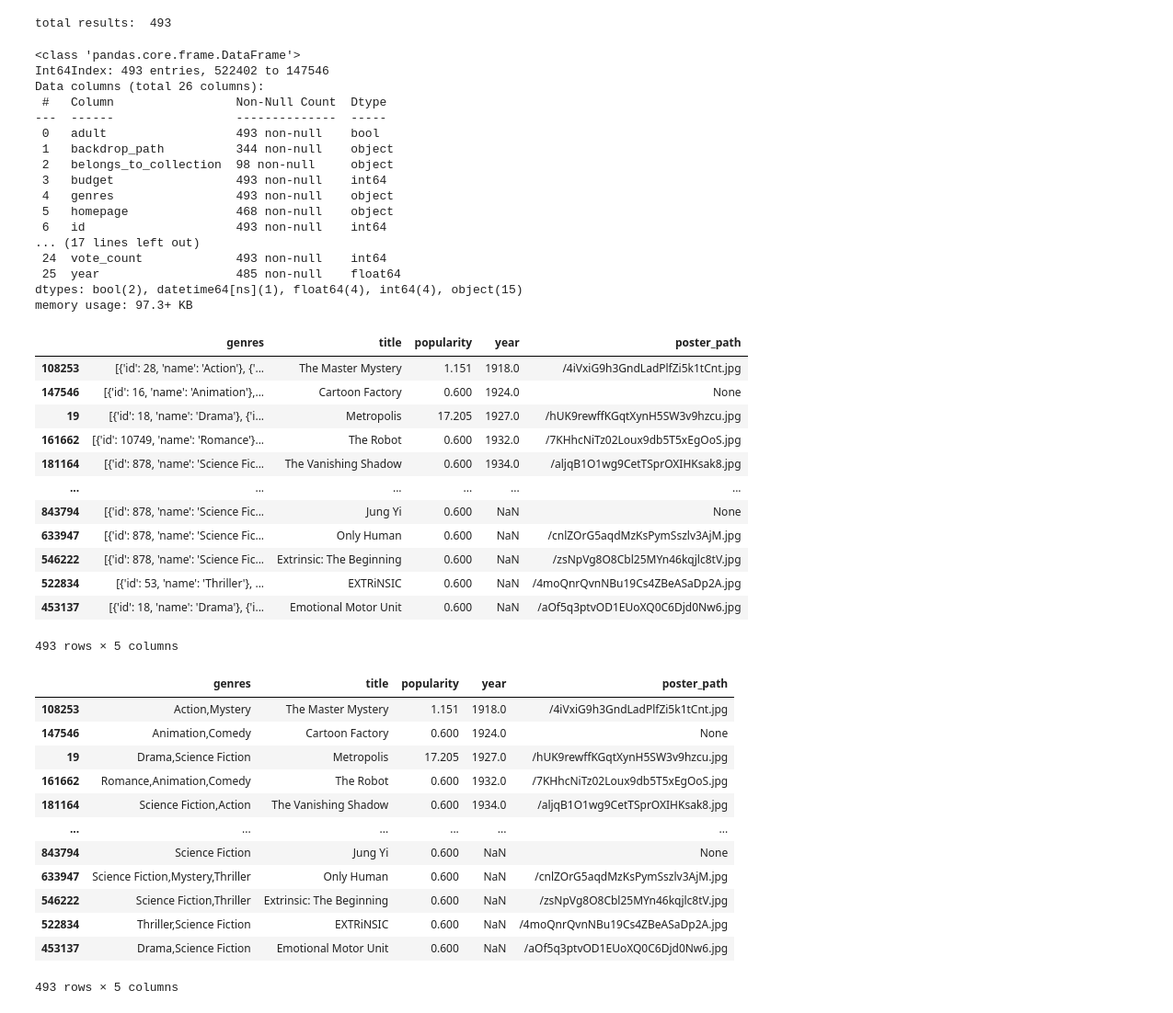
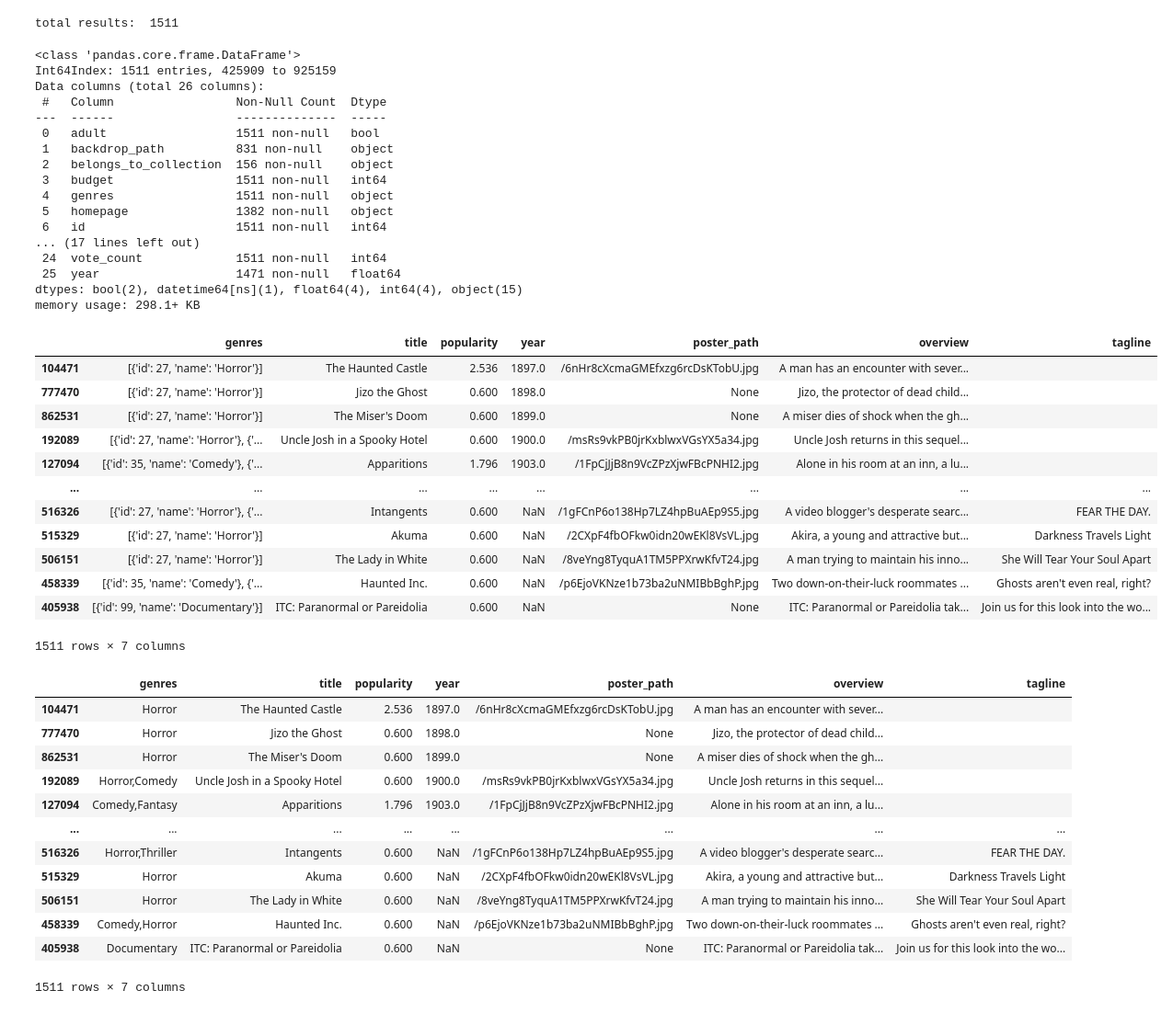
Before and after one commit to mziru/keyword-data-explorer, a Jupyter notebook: notebook.ipynb, the cells around one changed output. Shown at 92% size. Saved outputs shown, nothing was run; the diff lists cells and outputs as text; code cells hidden in the pictures.

```diff
--- a/notebook.ipynb
+++ b/notebook.ipynb
@@ -93,9 +93,9 @@ def tmdb_keyword_query(kw_list, api_key):
     data_df = pd.DataFrame.from_dict(data_dict, orient='index')
     return data_df
 
-df_orig = tmdb_keyword_query(['robot'], '1a639c8e33a30017bb883bf46d80f183')
+df_orig = tmdb_keyword_query(['ghost', 'ghosts', 'paranormal'], '1a639c8e33a30017bb883bf46d80f183')
 # %% [output]
-total results:  493
+total results:  1511
 # %%
 df = df_orig.dropna(subset=['release_date'])
 df['release_date'] = pd.to_datetime(df['release_date'])
@@ -103,39 +103,39 @@ df['year'] = df['release_date'].dt.year
 df.info()
 # %% [output]
 <class 'pandas.core.frame.DataFrame'>
-Int64Index: 493 entries, 522402 to 147546
+Int64Index: 1511 entries, 425909 to 925159
 Data columns (total 26 columns):
  #   Column                 Non-Null Count  Dtype
 ---  ------                 --------------  -----
- 0   adult                  493 non-null    bool
- 1   backdrop_path          344 non-null    object
- 2   belongs_to_collection  98 non-null     object
- 3   budget                 493 non-null    int64
- 4   genres                 493 non-null    object
- 5   homepage               468 non-null    object
- 6   id                     493 non-null    int64
+ 0   adult                  1511 non-null   bool
+ 1   backdrop_path          831 non-null    object
+ 2   belongs_to_collection  156 non-null    object
+ 3   budget                 1511 non-null   int64
+ 4   genres                 1511 non-null   object
+ 5   homepage               1382 non-null   object
+ 6   id                     1511 non-null   int64
 ... (17 lines left out)
- 24  vote_count             493 non-null    int64
- 25  year                   485 non-null    float64
+ 24  vote_count             1511 non-null   int64
+ 25  year                   1471 non-null   float64
 dtypes: bool(2), datetime64[ns](1), float64(4), int64(4), object(15)
-memory usage: 97.3+ KB
+memory usage: 298.1+ KB
 # %%
-df = df[['genres','title', 'popularity', 'year', 'poster_path' ]].sort_values('year')
+df = df[['genres','title', 'popularity', 'year', 'poster_path', 'overview', 'tagline']].sort_values('year')
 df
 # %% [output]
-|  | genres | title | popularity | year | poster_path |
-| 108253 | [{'id': 28, 'name': 'Action'}, {'... | The Master Mystery | 1.151 | 1918.0 | /4iVxiG9h3GndLadPlfZi5k1tCnt.jpg |
-| 147546 | [{'id': 16, 'name': 'Animation'},... | Cartoon Factory | 0.600 | 1924.0 | None |
-| 19 | [{'id': 18, 'name': 'Drama'}, {'i... | Metropolis | 17.205 | 1927.0 | /hUK9rewffKGqtXynH5SW3v9hzcu.jpg |
-| 161662 | [{'id': 10749, 'name': 'Romance'}... | The Robot | 0.600 | 1932.0 | /7KHhcNiTz02Loux9db5T5xEgOoS.jpg |
-| 181164 | [{'id': 878, 'name': 'Science Fic... | The Vanishing Shadow | 0.600 | 1934.0 | /aljqB1O1wg9CetTSprOXIHKsak8.jpg |
-| ... | ... | ... | ... | ... | ... |
-| 843794 | [{'id': 878, 'name': 'Science Fic... | Jung Yi | 0.600 | NaN | None |
-| 633947 | [{'id': 878, 'name': 'Science Fic... | Only Human | 0.600 | NaN | /cnlZOrG5aqdMzKsPymSszlv3AjM.jpg |
-| 546222 | [{'id': 878, 'name': 'Science Fic... | Extrinsic: The Beginning | 0.600 | NaN | /zsNpVg8O8Cbl25MYn46kqjlc8tV.jpg |
-| 522834 | [{'id': 53, 'name': 'Thriller'}, ... | EXTRiNSIC | 0.600 | NaN | /4moQnrQvnNBu19Cs4ZBeASaDp2A.jpg |
-| 453137 | [{'id': 18, 'name': 'Drama'}, {'i... | Emotional Motor Unit | 0.600 | NaN | /aOf5q3ptvOD1EUoXQ0C6Djd0Nw6.jpg |
+|  | genres | title | popularity | year | poster_path | overview | tagline |
+| 104471 | [{'id': 27, 'name': 'Horror'}] | The Haunted Castle | 2.536 | 1897.0 | /6nHr8cXcmaGMEfxzg6rcDsKTobU.jpg | A man has an encounter with sever... |  |
+| 777470 | [{'id': 27, 'name': 'Horror'}] | Jizo the Ghost | 0.600 | 1898.0 | None | Jizo, the protector of dead child... |  |
+| 862531 | [{'id': 27, 'name': 'Horror'}] | The Miser's Doom | 0.600 | 1899.0 | None | A miser dies of shock when the gh... |  |
+| 192089 | [{'id': 27, 'name': 'Horror'}, {'... | Uncle Josh in a Spooky Hotel | 0.600 | 1900.0 | /msRs9vkPB0jrKxblwxVGsYX5a34.jpg | Uncle Josh returns in this sequel... |  |
+| 127094 | [{'id': 35, 'name': 'Comedy'}, {'... | Apparitions | 1.796 | 1903.0 | /1FpCjJjB8n9VcZPzXjwFBcPNHI2.jpg | Alone in his room at an inn, a lu... |  |
+| ... | ... | ... | ... | ... | ... | ... | ... |
+| 516326 | [{'id': 27, 'name': 'Horror'}, {'... | Intangents | 0.600 | NaN | /1gFCnP6o138Hp7LZ4hpBuAEp9S5.jpg | A video blogger's desperate searc... | FEAR THE DAY. |
+| 515329 | [{'id': 27, 'name': 'Horror'}] | Akuma | 0.600 | NaN | /2CXpF4fbOFkw0idn20wEKl8VsVL.jpg | Akira, a young and attractive but... | Darkness Travels Light |
+| 506151 | [{'id': 27, 'name': 'Horror'}] | The Lady in White | 0.600 | NaN | /8veYng8TyquA1TM5PPXrwKfvT24.jpg | A man trying to maintain his inno... | She Will Tear Your Soul Apart |
+| 458339 | [{'id': 35, 'name': 'Comedy'}, {'... | Haunted Inc. | 0.600 | NaN | /p6EjoVKNze1b73ba2uNMIBbBghP.jpg | Two down-on-their-luck roommates ... | Ghosts aren't even real, right? |
+| 405938 | [{'id': 99, 'name': 'Documentary'}] | ITC: Paranormal or Pareidolia | 0.600 | NaN | None | ITC: Paranormal or Pareidolia tak... | Join us for this look into the wo... |
-493 rows × 5 columns
+1511 rows × 7 columns
 # %%
 import ast
 
@@ -152,19 +152,19 @@ df['genres'] = df['genres'].apply(fix_list)
 # %%
 df
 # %% [output]
-|  | genres | title | popularity | year | poster_path |
-| 108253 | Action,Mystery | The Master Mystery | 1.151 | 1918.0 | /4iVxiG9h3GndLadPlfZi5k1tCnt.jpg |
-| 147546 | Animation,Comedy | Cartoon Factory | 0.600 | 1924.0 | None |
-| 19 | Drama,Science Fiction | Metropolis | 17.205 | 1927.0 | /hUK9rewffKGqtXynH5SW3v9hzcu.jpg |
-| 161662 | Romance,Animation,Comedy | The Robot | 0.600 | 1932.0 | /7KHhcNiTz02Loux9db5T5xEgOoS.jpg |
-| 181164 | Science Fiction,Action | The Vanishing Shadow | 0.600 | 1934.0 | /aljqB1O1wg9CetTSprOXIHKsak8.jpg |
-| ... | ... | ... | ... | ... | ... |
-| 843794 | Science Fiction | Jung Yi | 0.600 | NaN | None |
-| 633947 | Science Fiction,Mystery,Thriller | Only Human | 0.600 | NaN | /cnlZOrG5aqdMzKsPymSszlv3AjM.jpg |
-| 546222 | Science Fiction,Thriller | Extrinsic: The Beginning | 0.600 | NaN | /zsNpVg8O8Cbl25MYn46kqjlc8tV.jpg |
-| 522834 | Thriller,Science Fiction | EXTRiNSIC | 0.600 | NaN | /4moQnrQvnNBu19Cs4ZBeASaDp2A.jpg |
-| 453137 | Drama,Science Fiction | Emotional Motor Unit | 0.600 | NaN | /aOf5q3ptvOD1EUoXQ0C6Djd0Nw6.jpg |
+|  | genres | title | popularity | year | poster_path | overview | tagline |
+| 104471 | Horror | The Haunted Castle | 2.536 | 1897.0 | /6nHr8cXcmaGMEfxzg6rcDsKTobU.jpg | A man has an encounter with sever... |  |
+| 777470 | Horror | Jizo the Ghost | 0.600 | 1898.0 | None | Jizo, the protector of dead child... |  |
+| 862531 | Horror | The Miser's Doom | 0.600 | 1899.0 | None | A miser dies of shock when the gh... |  |
+| 192089 | Horror,Comedy | Uncle Josh in a Spooky Hotel | 0.600 | 1900.0 | /msRs9vkPB0jrKxblwxVGsYX5a34.jpg | Uncle Josh returns in this sequel... |  |
+| 127094 | Comedy,Fantasy | Apparitions | 1.796 | 1903.0 | /1FpCjJjB8n9VcZPzXjwFBcPNHI2.jpg | Alone in his room at an inn, a lu... |  |
+| ... | ... | ... | ... | ... | ... | ... | ... |
+| 516326 | Horror,Thriller | Intangents | 0.600 | NaN | /1gFCnP6o138Hp7LZ4hpBuAEp9S5.jpg | A video blogger's desperate searc... | FEAR THE DAY. |
+| 515329 | Horror | Akuma | 0.600 | NaN | /2CXpF4fbOFkw0idn20wEKl8VsVL.jpg | Akira, a young and attractive but... | Darkness Travels Light |
+| 506151 | Horror | The Lady in White | 0.600 | NaN | /8veYng8TyquA1TM5PPXrwKfvT24.jpg | A man trying to maintain his inno... | She Will Tear Your Soul Apart |
+| 458339 | Comedy,Horror | Haunted Inc. | 0.600 | NaN | /p6EjoVKNze1b73ba2uNMIBbBghP.jpg | Two down-on-their-luck roommates ... | Ghosts aren't even real, right? |
+| 405938 | Documentary | ITC: Paranormal or Pareidolia | 0.600 | NaN | None | ITC: Paranormal or Pareidolia tak... | Join us for this look into the wo... |
-493 rows × 5 columns
+1511 rows × 7 columns
 # %%
 import matplotlib.pyplot as plt
 %matplotlib inline
```
Also changed, not shown: parts of 7 cells of this notebook.
